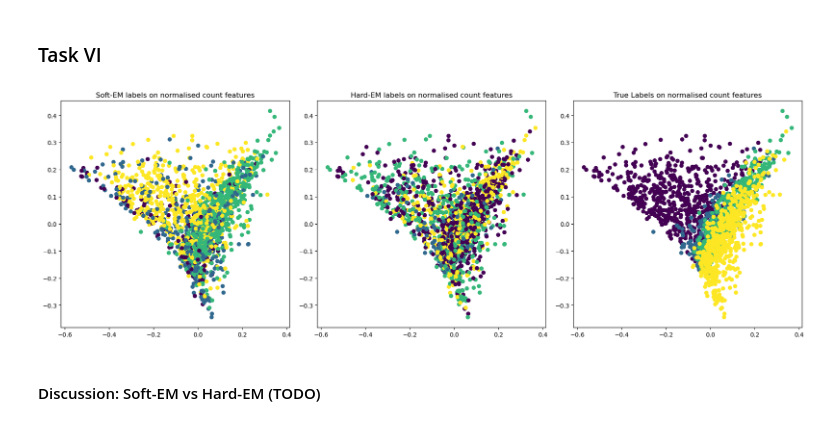
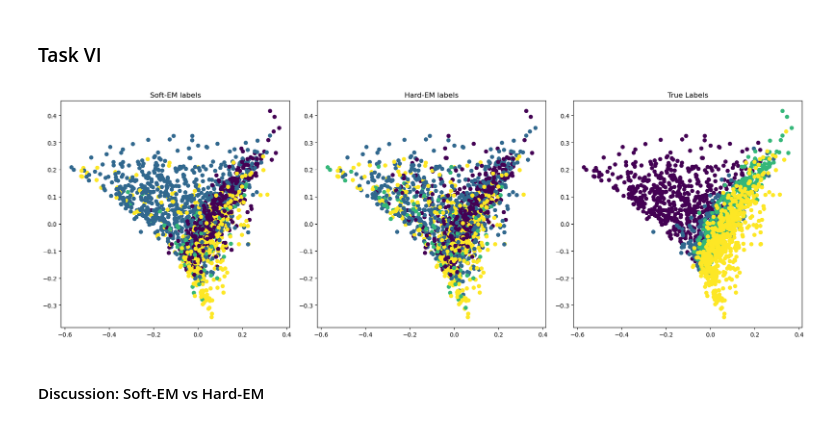
Before and after one commit to MinGGGoD/ML_ASS, a Jupyter notebook: ASS2/35224436_YIMING_ZHANG_a2_sec1.ipynb, the cells around one changed output. Saved outputs shown, nothing was run; the diff lists cells and outputs as text; code cells hidden in the pictures.

```diff
--- a/ASS2/35224436_YIMING_ZHANG_a2_sec1.ipynb
+++ b/ASS2/35224436_YIMING_ZHANG_a2_sec1.ipynb
@@ -487,9 +495,15 @@ class EM:
 ### Task V
 Set the number of clusters K=4, and run the hard clustering (using hard-EM) and soft clustering (using soft-EM) on the provided data
 # %%
-softEM = EM(K=4, tau_max=30, hardEM=False)
+print("======== Trainning and predicting using hard-EM: ========")
+hardEM = EM(K=4, hardEM=True, random_state=1234)
+hardEM.fit(features, verbose=True)
+preds_hard = hardEM.predict(features)
+# preds_hard
+
+print("======== Trainning and predicting using soft-EM: ========")
+softEM = EM(K=4, random_state=1234)
 softEM.fit(features, verbose=True)
-print("======== Predicting the cluster for each document using soft-EM: ========")
 preds_soft = softEM.predict(features)
-preds_soft
+# preds_soft
 # %% [output]
@@ -540,29 +523,29 @@ array([2, 2, 2, ..., 2, 3, 2])
 # %%
 ## perform pca
 import matplotlib.pyplot as plt
 from sklearn.decomposition import PCA
 from sklearn.preprocessing import Normalizer
 
 l2_norm = Normalizer(norm='l2')
 features_normalised = l2_norm.fit_transform(features.toarray())
 
 pca = PCA(n_components=2)
 _2D_features = pca.fit_transform(features_normalised)
 
 _, axs = plt.subplots(1, 3, figsize=(18, 6), tight_layout=True)
 ## plot the soft-EM outcome
 axs[0].scatter(x=_2D_features[:,0],y=_2D_features[:,1], c=preds_soft)
-axs[0].set_title('Soft-EM labels on normalised count features')
+axs[0].set_title('Soft-EM labels')
 
 ## plot the hard-EM outcome
 axs[1].scatter(x=_2D_features[:,0],y=_2D_features[:,1], c=preds_hard)
-axs[1].set_title('Hard-EM labels on normalised count features')
+axs[1].set_title('Hard-EM labels')
 
 ## plot the original data
 axs[2].scatter(x=_2D_features[:,0],y=_2D_features[:,1], c=docs.label.cat.codes)
-axs[2].set_title('True Labels on normalised count features')
+axs[2].set_title('True Labels')
 plt.show()
 # %% [output]
-[figure, old version]
+[figure, new version]
 # %% [markdown]
-#### Discussion: Soft-EM vs Hard-EM (TODO)
+#### Discussion: Soft-EM vs Hard-EM
```
Also changed, not shown: parts of 6 cells of this notebook, 3 other files.
